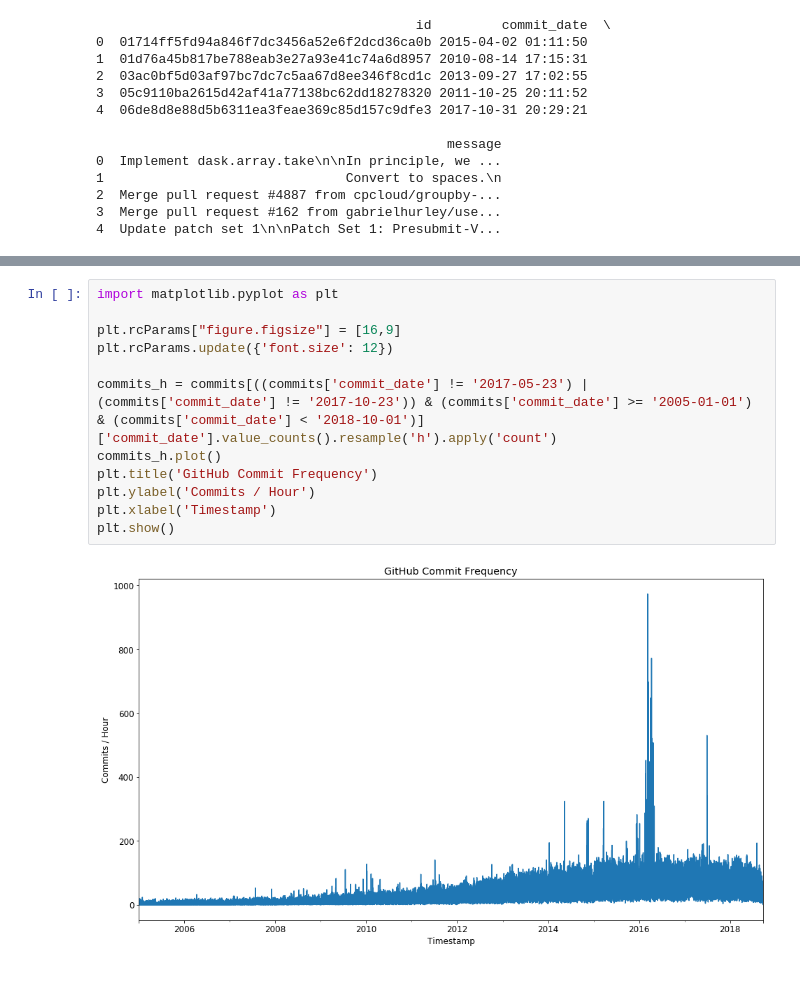
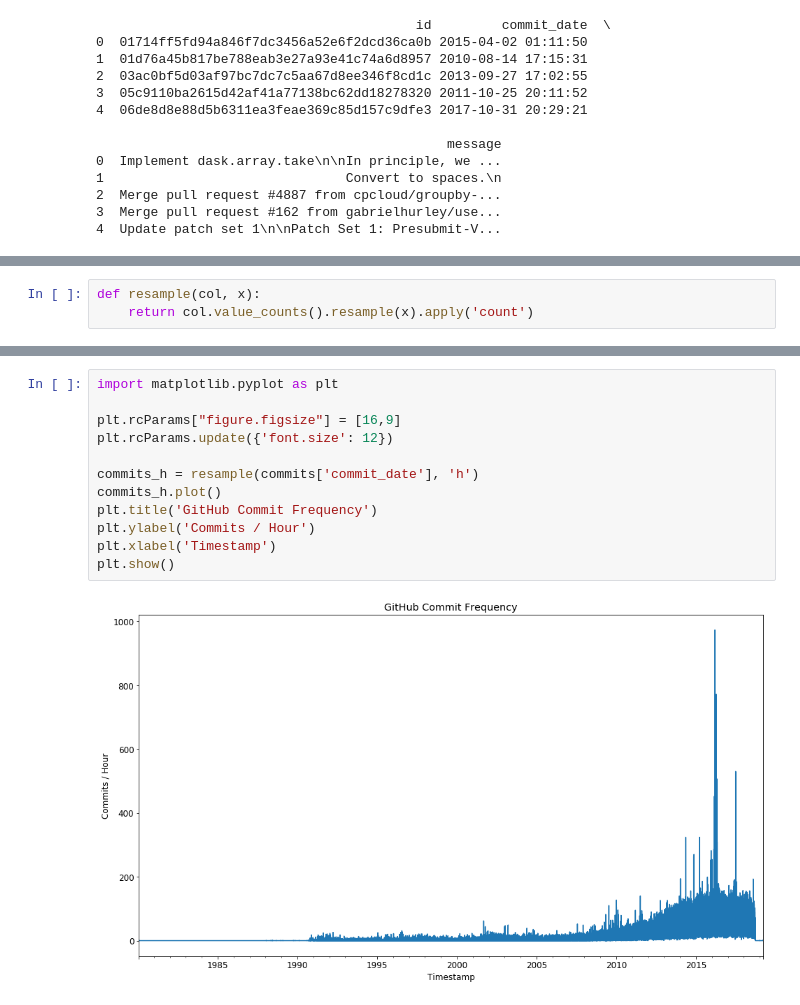
Before and after one commit to UNCG-CSE/Open_Source_Vul_Metrics, a Jupyter notebook: src/statistical_analysis.ipynb, the cells around one changed output, grey strips where cells are left out. Drawn from its saved outputs; the diff is of its cells as text.

```diff
--- a/src/statistical_analysis.ipynb
+++ b/src/statistical_analysis.ipynb
@@ -52 +57,4 @@ def clean_nvd(df):
+# %%
+def resample(col, x):
+    return col.value_counts().resample(x).apply('count')
 # %%
@@ -82,15 +99,15 @@ Freq: A-DEC, Name: published_date, dtype: int64
 # %%
 import matplotlib.pyplot as plt
 
 plt.rcParams["figure.figsize"] = [16,9]
 plt.rcParams.update({'font.size': 12})
 
-commits_h = commits[((commits['commit_date'] != '2017-05-23') | (commits['commit_date'] != '2017-10-23')) & (commits['commit_date'] >= '2005-01-01') & (commits['commit_date'] < '2018-10-01')]['commit_date'].value_counts().resample('h').apply('count')
+commits_h = resample(commits['commit_date'], 'h')
 commits_h.plot()
 plt.title('GitHub Commit Frequency')
 plt.ylabel('Commits / Hour')
 plt.xlabel('Timestamp')
 plt.show()
 # %% [output]
-[figure, old version]
+[figure, new version]
 # %%
```
Also changed, not shown: parts of 39 cells of this notebook.
